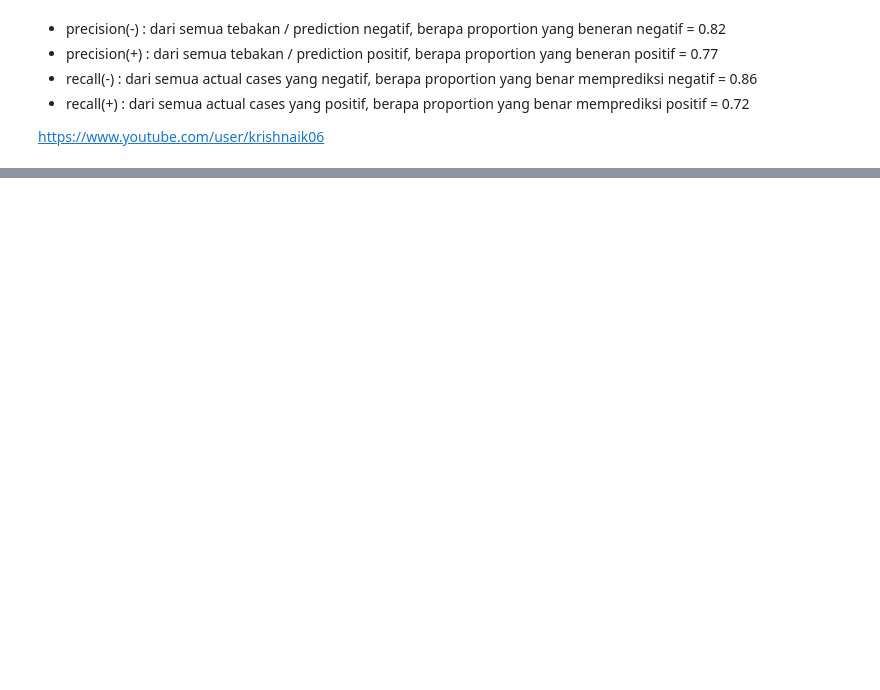
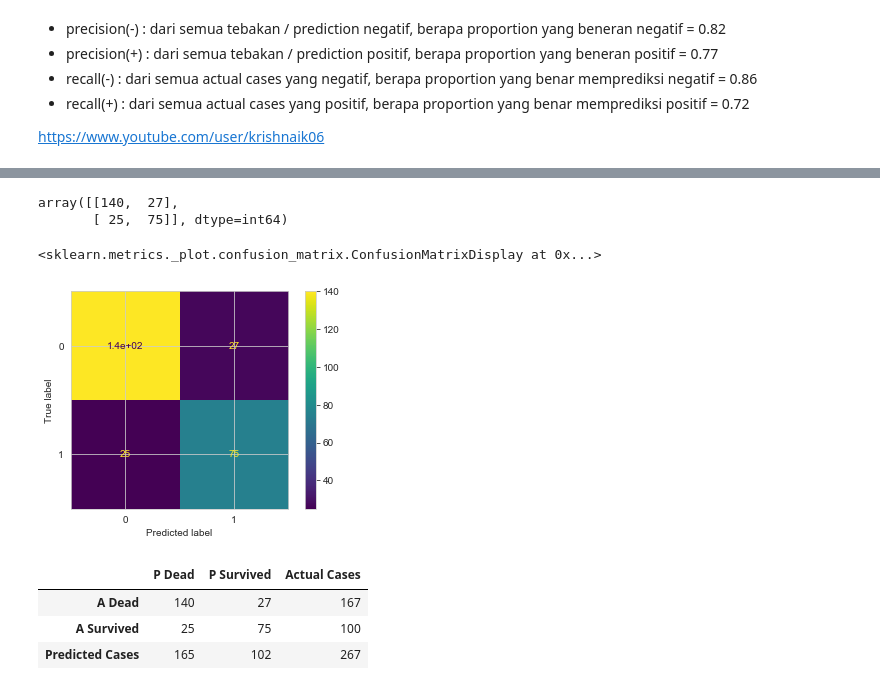
Before and after one commit to ridhoaryo/modul3_LogisticRegression, a Jupyter notebook: Materi_Classification.ipynb, the cells around one changed output, grey strips where cells are left out. Cells and saved outputs as stored; diff of their text form; code cells hidden in the pictures; blank space fills up the shorter version.

```diff
--- a/Materi_Classification.ipynb
+++ b/Materi_Classification.ipynb
@@ -1144,0 +1182,24 @@ roc_df[roc_df['tpr'] >= 0.8].sort_values('fpr')
+# %%
+confusion_matrix(y_test, pred_survived_test)
+# %% [output]
+array([[140,  27],
+       [ 25,  75]], dtype=int64)
+# %%
+# ini khusus untuk yg version > 0.22
+plot_confusion_matrix(log, X_test, y_test)
+# %% [output]
+<sklearn.metrics._plot.confusion_matrix.ConfusionMatrixDisplay at 0x...>
+[figure, added]
+# %%
+conf_mtx_test = pd.DataFrame(data=confusion_matrix(y_test, pred_survived_test), columns=['P Dead', 'P Survived'], index=['A Dead', 'A Survived'])
+conf_mtx_test['Actual Cases'] = conf_mtx_test['P Dead'] + conf_mtx_test['P Survived']
+pred_cases_test = pd.DataFrame({'P Dead': [sum(conf_mtx_test['P Dead'])],
+                               'P Survived': [sum(conf_mtx_test['P Survived'])],
+                               'Actual Cases': [sum(conf_mtx_test['Actual Cases'])]}, index=['Predicted Cases'])
+conf_mtx_test = pd.concat([conf_mtx_test, pred_cases_test],axis=0)
+conf_mtx_test
+# %% [output]
+|  | P Dead | P Survived | Actual Cases |
+| A Dead | 140 | 27 | 167 |
+| A Survived | 25 | 75 | 100 |
+| Predicted Cases | 165 | 102 | 267 |
```
Also changed, not shown: parts of 58 cells of this notebook.
